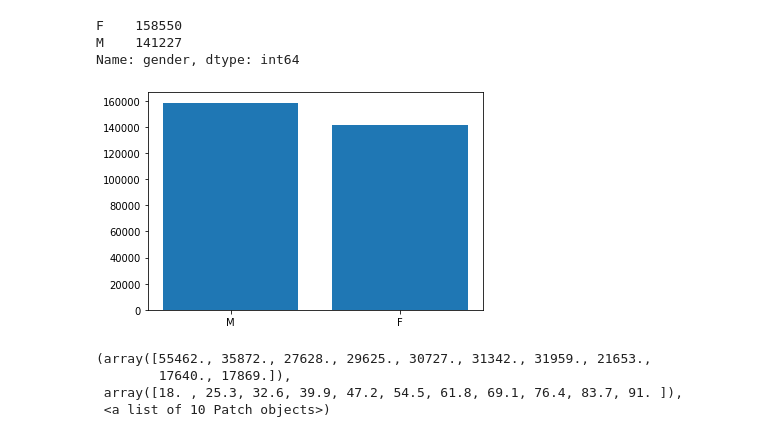
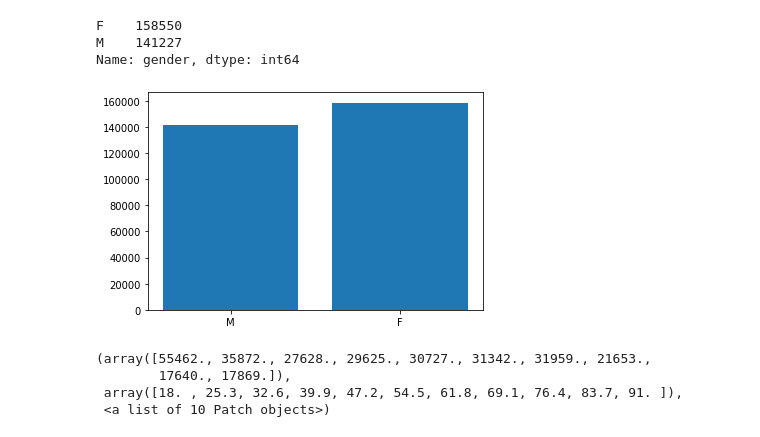
Before and after one commit to iupui-soic/pybootcamp, a Jupyter notebook: sigandhi Day5.ipynb, the cells around one changed output. Saved outputs shown, nothing was run; the diff lists cells and outputs as text; code cells hidden in the pictures.

```diff
--- a/sigandhi Day5.ipynb
+++ b/sigandhi Day5.ipynb
@@ -38,13 +38,13 @@ Name: gender, dtype: int64
 import matplotlib.pyplot as plt
 # %%
 Gender = ['M', 'F']
-Number= [158550, 141227]
+Number= [141227, 158550]
 
 plt.bar(Gender, Number)
 
 plt.show()
 # %% [output]
-[figure, old version]
+[figure, new version]
 # %%
 plt.hist(df['anchor_age'])
 # %% [output]
```
